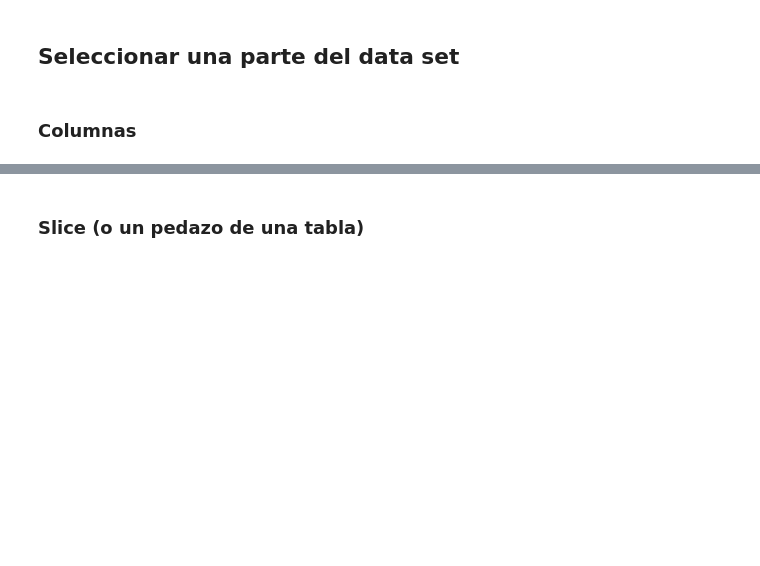
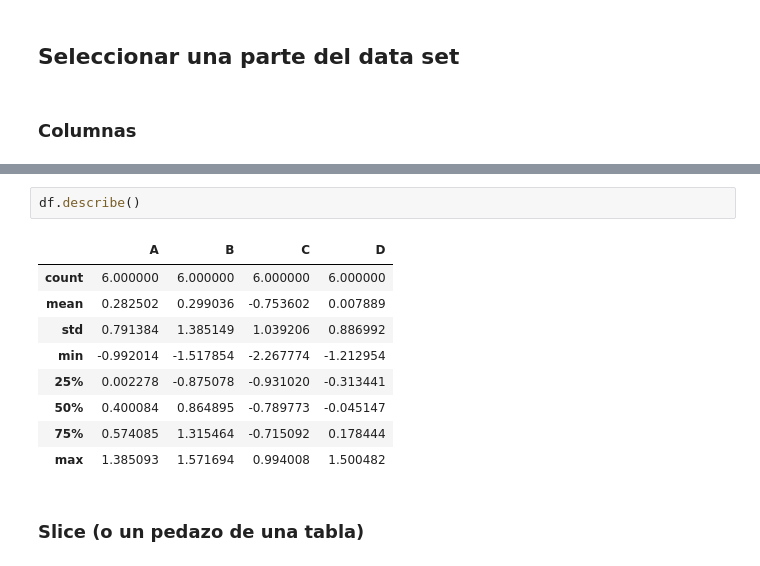
Before and after one commit to GonzaloMartin/ITBA-Certificacion-Profesional-Python, a Jupyter notebook: Clase_9 (1)_Resuelto.ipynb, the cells around one changed output, grey strips where cells are left out. Cells and saved outputs as stored; diff of their text form; blank space fills up the shorter version.

```diff
--- a/Clase_9 (1)_Resuelto.ipynb
+++ b/Clase_9 (1)_Resuelto.ipynb
@@ -396,3 +470,15 @@ Freq: D, Name: A, dtype: float64
+# %%
+df.describe()
+# %% [output]
+|  | A | B | C | D |
+| count | 6.000000 | 6.000000 | 6.000000 | 6.000000 |
+| mean | 0.282502 | 0.299036 | -0.753602 | 0.007889 |
+| std | 0.791384 | 1.385149 | 1.039206 | 0.886992 |
+| min | -0.992014 | -1.517854 | -2.267774 | -1.212954 |
+| 25% | 0.002278 | -0.875078 | -0.931020 | -0.313441 |
+| 50% | 0.400084 | 0.864895 | -0.789773 | -0.045147 |
+| 75% | 0.574085 | 1.315464 | -0.715092 | 0.178444 |
+| max | 1.385093 | 1.571694 | 0.994008 | 1.500482 |
 # %% [markdown]
 ### Slice (o un pedazo de una tabla)
 # %% [markdown]
```
Also changed, not shown: parts of 36 cells of this notebook.
